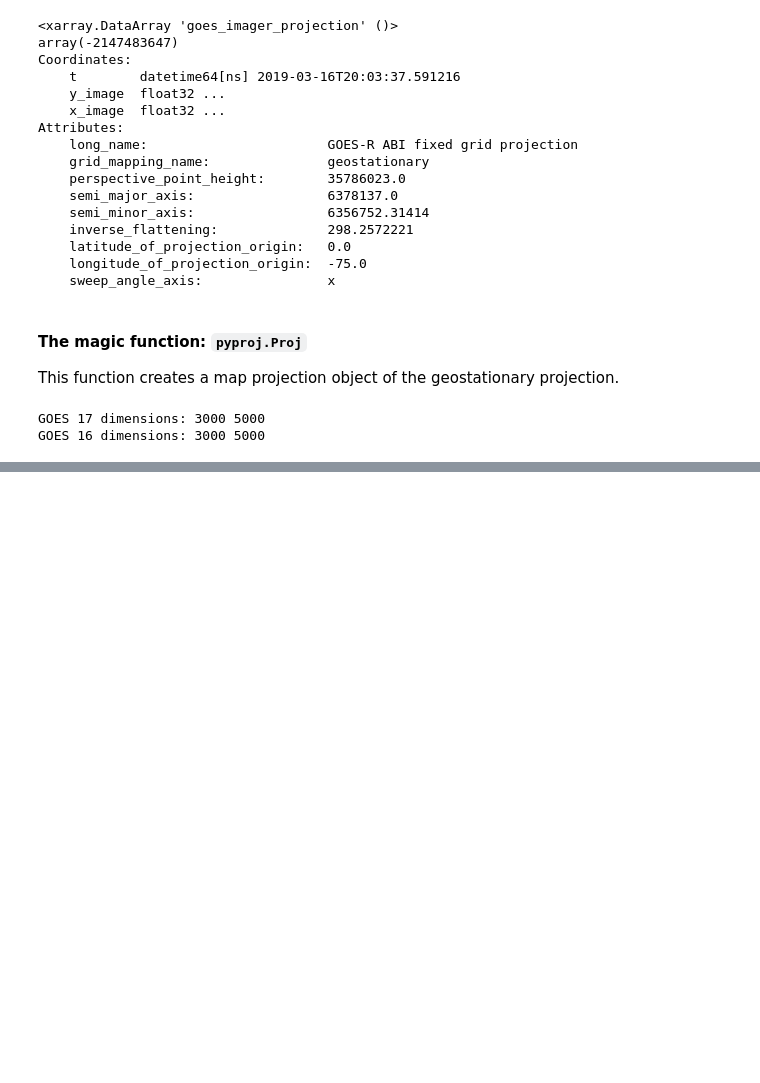
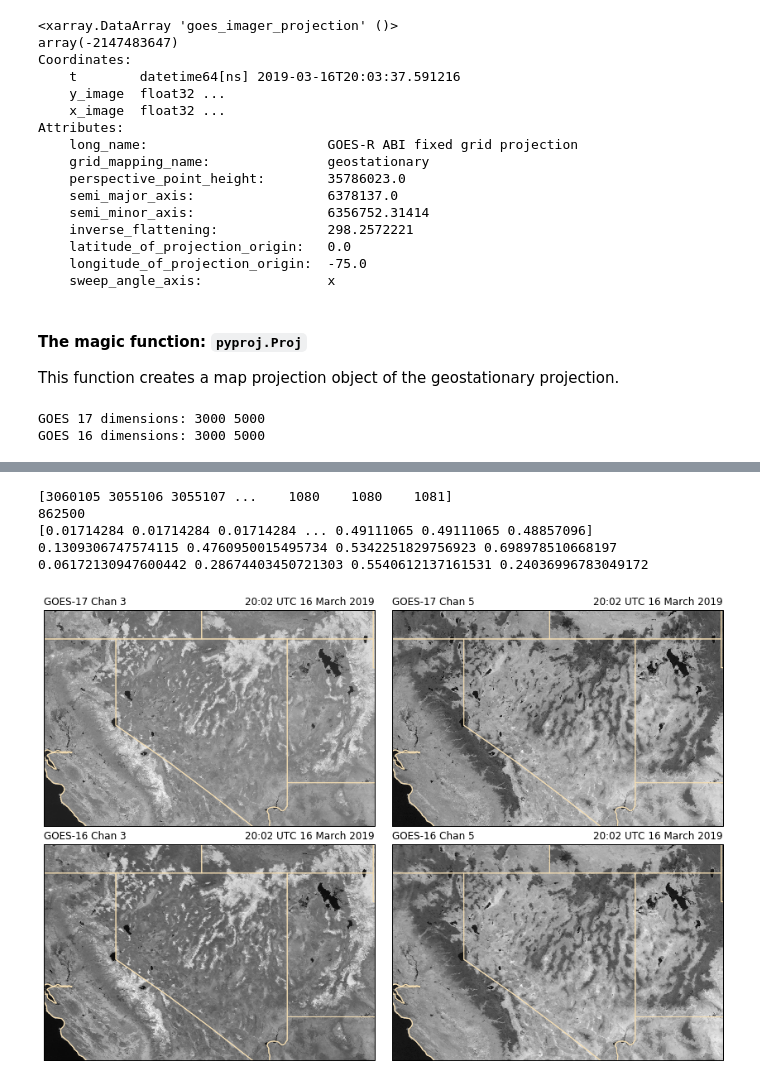
Before and after one commit to johnhorel/GOES-PLAYA, a Jupyter notebook: NDWI_16_17_west.ipynb, the cells around one changed output, grey strips where cells are left out. Drawn from its saved outputs; the diff is of its cells as text; code cells hidden in the pictures; blank space fills up the shorter version.

```diff
--- a/NDWI_16_17_west.ipynb
+++ b/NDWI_16_17_west.ipynb
@@ -706,0 +293,72 @@ plt.title('%s' % scan_start.strftime('%H:%M UTC %d %B %Y'), loc='right');
+# %%
+index_16=np.load('proj_west_16.npy')
+G_16t=G_16[575:,:]
+G_16t=G_16t.flatten()
+NIR_16t=NIR_16[575:,:]
+NIR_16t=NIR_16t.flatten()
+print(index_16)
+print(len(index_16))
+for i in range(0,len(index_16)):
+    idx = index_16[i]
+    G_I_16[i] = G_16t[idx]
+    NIR_I_16[i] = NIR_16t[idx]
+print(G_I_16)
+G_I_16 = G_I_16**gamma
+NIR_I_16 = NIR_I_16**gamma
+G_I_16_2d=np.reshape(G_I_16,(iy,ix))
+NIR_I_16_2d=np.reshape(NIR_I_16,(iy,ix))
+print(G_I_16_2d[0,0],G_I_16_2d[-1,0],G_I_16_2d[0,-1],G_I_16_2d[-1,-1])
+print(NIR_I_16_2d[0,0],NIR_I_16_2d[-1,0],NIR_I_16_2d[0,-1],NIR_I_16_2d[-1,-1])
+#just check where on images. lower left, upper left, lower right, upper right
+# %% [output]
+[3060105 3055106 3055107 ...    1080    1080    1081]
+862500
+[0.01714284 0.01714284 0.01714284 ... 0.49111065 0.49111065 0.48857096]
+0.1309306747574115 0.4760950015495734 0.5342251829756923 0.698978510668197
+0.06172130947600442 0.28674403450721303 0.5540612137161531 0.24036996783049172
+# %%
+l = {'latitude': 40.5,
+     'longitude': -118.}
+cmap = plt.get_cmap('gist_gray')
+#lc = ccrs.LambertConformal(central_longitude=-113,standard_parallels=(38.5,38.5))
+lc = ccrs.PlateCarree()
+
+# Now we can plot the GOES data on a zoomed in map centered over west.
+fig, ((ax1, ax2), (ax3, ax4)) = plt.subplots(ncols=2,nrows=2, subplot_kw={'projection': ccrs.PlateCarree()},figsize=(15,10))
+
+ax1.set_extent([l['longitude']-4.5, l['longitude']+7, l['latitude']-5, l['latitude']+2.5])
+newmap1 = ax1.pcolormesh(lons_i, lats_i, G_I_2d, cmap=cmap, linewidth=0, transform=lc)
+ax1.add_feature(cfeature.COASTLINE.with_scale('50m'),edgecolor='wheat')
+ax1.add_feature(cfeature.STATES.with_scale('50m'),edgecolor='wheat')
+ax1.set_title('GOES-17 Chan 3', loc='left', fontsize=12)
+ax1.set_title('%s' % scan_start.strftime('%H:%M UTC %d %B %Y'), loc='right');
+
+ax2.set_extent([l['longitude']-4.5, l['longitude']+7, l['latitude']-5, l['latitude']+2.5])
+newmap2 = ax2.pcolormesh(lons_i, lats_i, NIR_I_2d, cmap=cmap, linewidth=0, transform=lc)
+ax2.add_feature(cfeature.COASTLINE.with_scale('50m'),edgecolor='wheat')
+ax2.add_feature(cfeature.STATES.with_scale('50m'),edgecolor='wheat')
+ax2.set_title('GOES-17 Chan 5', loc='left', fontsize=12)
+ax2.set_title('%s' % scan_start.strftime('%H:%M UTC %d %B %Y'), loc='right');
+
+ax3.set_extent([l['longitude']-4.5, l['longitude']+7, l['latitude']-5, l['latitude']+2.5])
+newmap3 = ax3.pcolormesh(lons_i, lats_i, G_I_16_2d, cmap=cmap, linewidth=0, transform=lc)
+ax3.add_feature(cfeature.COASTLINE.with_scale('50m'),edgecolor='wheat')
+ax3.add_feature(cfeature.STATES.with_scale('50m'),edgecolor='wheat')
+ax3.set_title('GOES-16 Chan 3', loc='left', fontsize=12)
+ax3.set_title('%s' % scan_start.strftime('%H:%M UTC %d %B %Y'), loc='right');
+
+ax4.set_extent([l['longitude']-4.5, l['longitude']+7, l['latitude']-5, l['latitude']+2.5])
+newmap4 = ax4.pcolormesh(lons_i, lats_i, NIR_I_16_2d, cmap=cmap, linewidth=0, transform=lc)
+ax4.add_feature(cfeature.COASTLINE.with_scale('50m'),edgecolor='wheat')
+ax4.add_feature(cfeature.STATES.with_scale('50m'),edgecolor='wheat')
+ax4.set_title('GOES-16 Chan 5', loc='left', fontsize=12)
+ax4.set_title('%s' % scan_start.strftime('%H:%M UTC %d %B %Y'), loc='right');
+
+plt.subplots_adjust(hspace=.085)
+plt.subplots_adjust(wspace=.01)
+
+plt.savefig('wus_g_nir_march16_2002_goes_16_17.png')
+
+#plt.savefig('wus_g_nir_march31_2002_goes_16_17.png')
+# %% [output]
+[figure, added]
```
Also changed, not shown: parts of 30 cells of this notebook, 20 other files.
